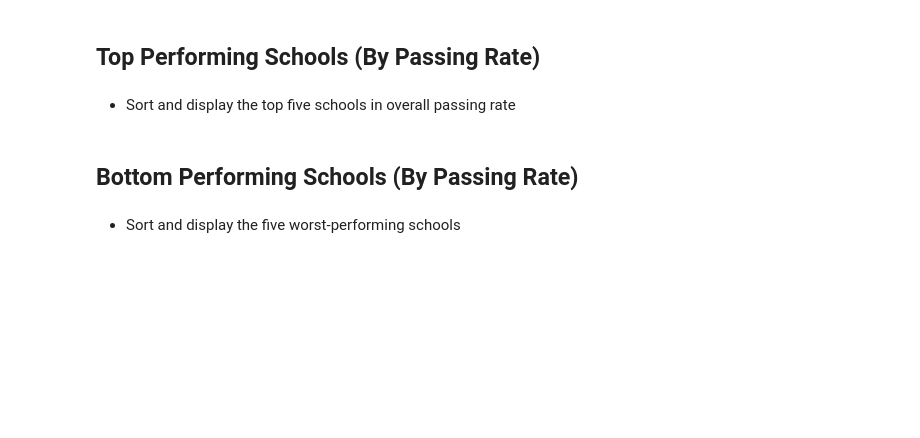
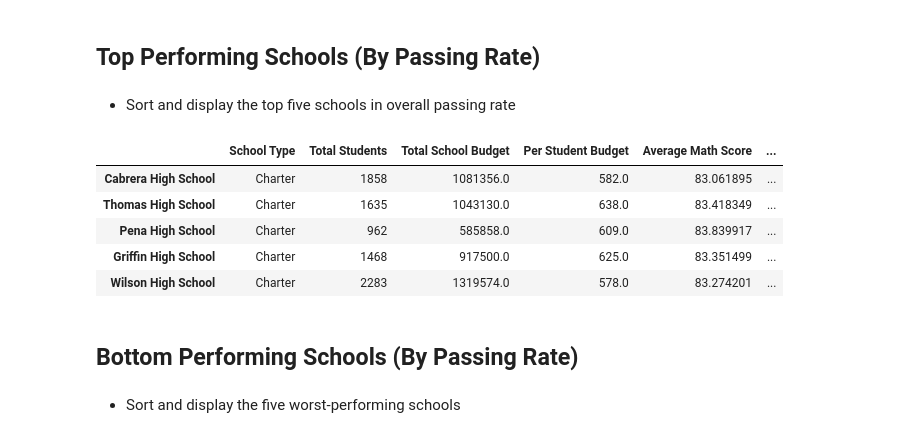
Before and after one commit to shaunclarke2333/Pandas, a Jupyter notebook: PyCitySchools_starter.ipynb, the cells around one changed output. Drawn from its saved outputs; the diff is of its cells as text; code cells hidden in the pictures; blank space fills up the shorter version.

```diff
--- a/PyCitySchools_starter.ipynb
+++ b/PyCitySchools_starter.ipynb
@@ -222,0 +217,11 @@ dtype: int64
+# %%
+math_pass = school_data_complete[school_data_complete["math_score"] >= 70]
+gr_math_pass = math_pass.groupby(["school_name"], as_index=False)
+total_pass_math = gr_math_pass["Student ID"].count()
+total_pass_math = total_pass_math.drop(columns="school_name")
+
+total_pass_math.head()
+
+percent_passing_math = (total_pass_math["Student ID"] / school_summary["Total Students"]) * 100
+percent_passing_math
+school_summary["% Passing Math"]= percent_passing_math
@@ -224,6 +254,17 @@ dtype: int64
 ## Top Performing Schools (By Passing Rate)
 # %% [markdown]
 * Sort and display the top five schools in overall passing rate
+# %%
+top_performing = school_summary.sort_values(by=["% Overall Passing Rate"], ascending=False)
+del top_performing.index.name
+top_performing.head(5)
+# %% [output]
+|  | School Type | Total Students | Total School Budget | Per Student Budget | Average Math Score | ... |
+| Cabrera High School | Charter | 1858 | 1081356.0 | 582.0 | 83.061895 | ... |
+| Thomas High School | Charter | 1635 | 1043130.0 | 638.0 | 83.418349 | ... |
+| Pena High School | Charter | 962 | 585858.0 | 609.0 | 83.839917 | ... |
+| Griffin High School | Charter | 1468 | 917500.0 | 625.0 | 83.351499 | ... |
+| Wilson High School | Charter | 2283 | 1319574.0 | 578.0 | 83.274201 | ... |
 # %% [markdown]
 ## Bottom Performing Schools (By Passing Rate)
 # %% [markdown]
```
Also changed, not shown: parts of 22 cells of this notebook.
